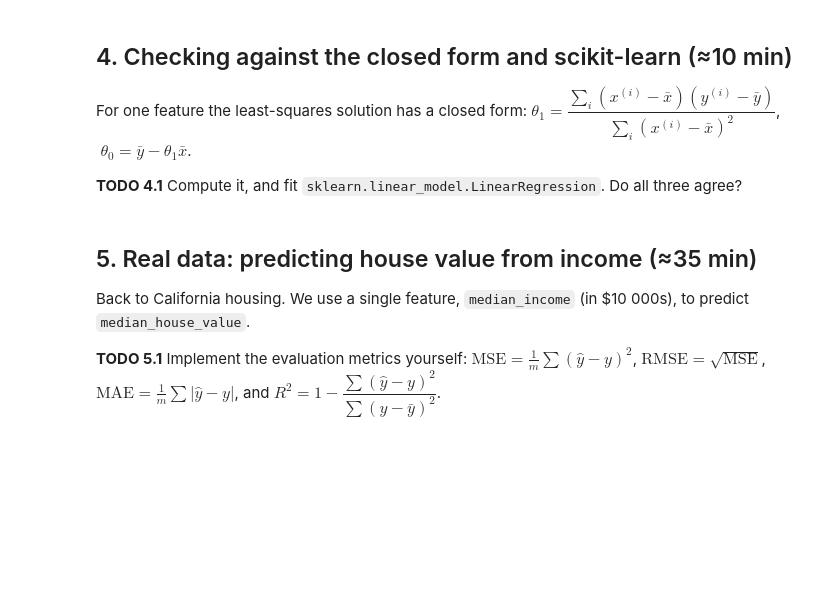
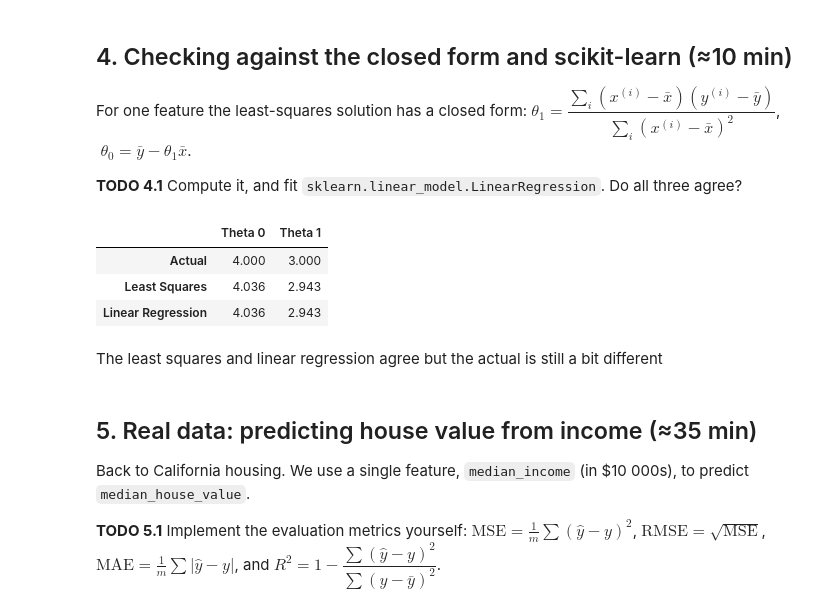
Before and after one commit to AxelTettenbornDurham/AI_lab_coursework, a Jupyter notebook: P3_linear_regression.ipynb, the cells around one changed output. Saved outputs shown, nothing was run; the diff lists cells and outputs as text; code cells hidden in the pictures; blank space fills up the shorter version.

```diff
--- a/P3_linear_regression.ipynb
+++ b/P3_linear_regression.ipynb
@@ -89,7 +134,32 @@ $\theta_1 = \dfrac{\sum_i (x^{(i)}-\bar x)(y^{(i)}-\bar y)}{\sum_i (x^{(i)}-\bar
 # %%
 from sklearn.linear_model import LinearRegression
 
-# YOUR CODE HERE
+def least_squares_sol(x, y):
+    xmean = np.mean(x)
+    ymean = np.mean(y)
+    theta1 = np.sum((x-xmean)*(y-ymean))/np.sum((x-xmean)**2)
+    theta0 = ymean - theta1*xmean
+    return theta0, theta1
+
+ls_theta0, ls_theta1 = least_squares_sol(x, y)
+
+model = LinearRegression()
+model.fit(x.reshape(-1, 1), y)
+lr_theta0 = model.intercept_
+lr_theta1 = model.coef_[0]
+
+pd.DataFrame(np.array([
+    [4, 3],
+    [round(ls_theta0, 3), round(ls_theta1, 3)],
+    [round(lr_theta0, 3), round(lr_theta1, 3)]
+    ]), columns=np.array(["Theta 0", "Theta 1"]), index=np.array(["Actual", "Least Squares", "Linear Regression"]))
+# %% [output]
+|  | Theta 0 | Theta 1 |
+| Actual | 4.000 | 3.000 |
+| Least Squares | 4.036 | 2.943 |
+| Linear Regression | 4.036 | 2.943 |
+# %% [markdown]
+The least squares and linear regression agree but the actual is still a bit different
 # %% [markdown]
 ## 5. Real data: predicting house value from income (≈35 min)
 Back to California housing. We use a single feature, `median_income` (in \$10 000s), to predict
```
Also changed, not shown: parts of 12 cells of this notebook, 1 other file.
